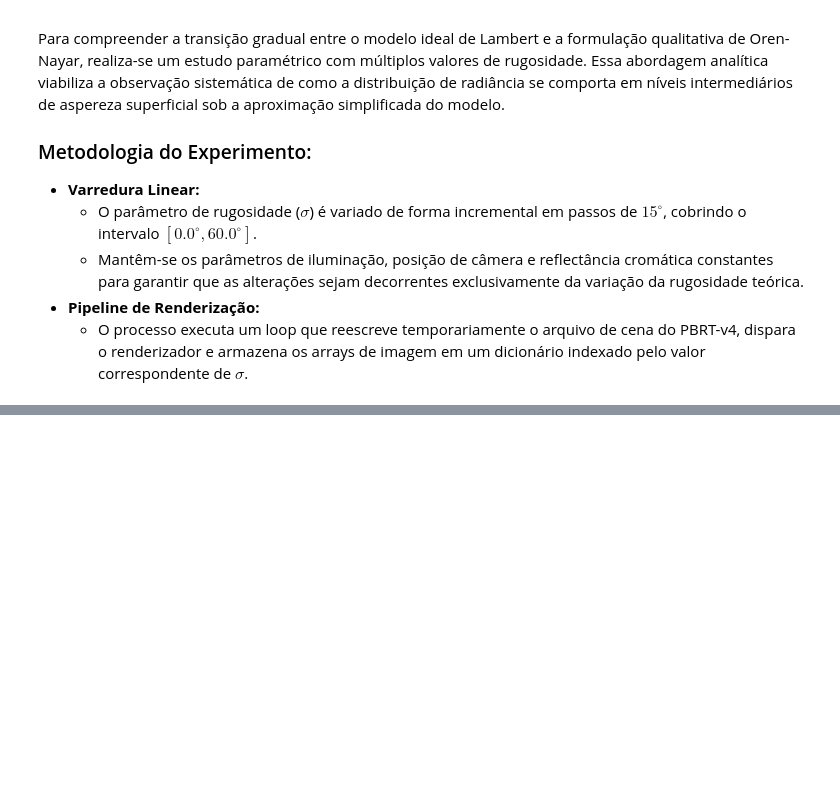
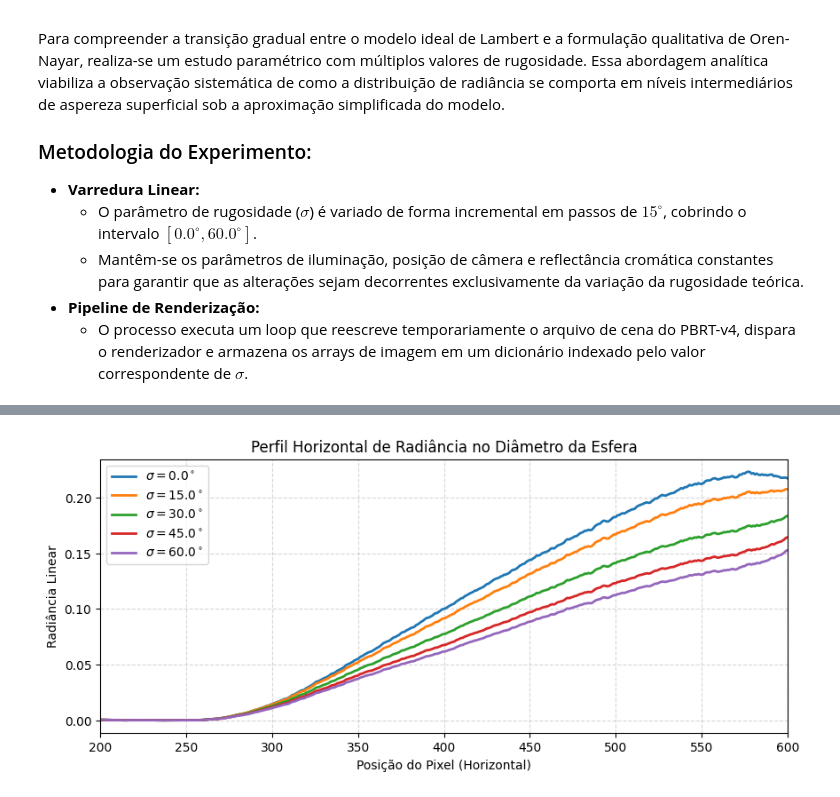
Before and after one commit to serenesinister/oren-nayar, a Jupyter notebook: OrenNayar (ipynb)/01_OrenNayar_Exploration.ipynb, the cells around one changed output, grey strips where cells are left out. Cells and saved outputs as stored; diff of their text form; code cells hidden in the pictures; blank space fills up the shorter version.

```diff
--- a/OrenNayar (ipynb)/01_OrenNayar_Exploration.ipynb
+++ b/OrenNayar (ipynb)/01_OrenNayar_Exploration.ipynb
@@ -333,0 +399,25 @@ Renderizando com sigma=60.0 e cor=[0.7, 0.2, 0.2]...
+# %%
+# Suavização simples para remover ruído de amostragem no gráfico
+def suavizar(y, box_pts=5):
+    box = np.ones(box_pts) / box_pts
+    return np.convolve(y, box, mode="same")
+
+
+plt.figure(figsize=(10, 4))
+y_centro = 400
+
+for s in valores_sigma:
+    perfil = imagens_sigma[s][y_centro, :, 0]
+    perfil_suave = suavizar(perfil, box_pts=7)
+    plt.plot(perfil_suave, label=fr"$\sigma = {s}^\circ$", linewidth=2)
+
+plt.title("Perfil Horizontal de Radiância no Diâmetro da Esfera", fontsize=12)
+plt.xlabel("Posição do Pixel (Horizontal)")
+plt.ylabel("Radiância Linear")
+plt.legend()
+plt.grid(True, linestyle="--", alpha=0.5)
+plt.xlim(200, 600)
+plt.savefig("perfil_radiancia_suave.png", dpi=300, bbox_inches="tight")
+plt.show()
+# %% [output]
+[figure, added]
```
Also changed, not shown: parts of 4 cells of this notebook, 3 other files.
